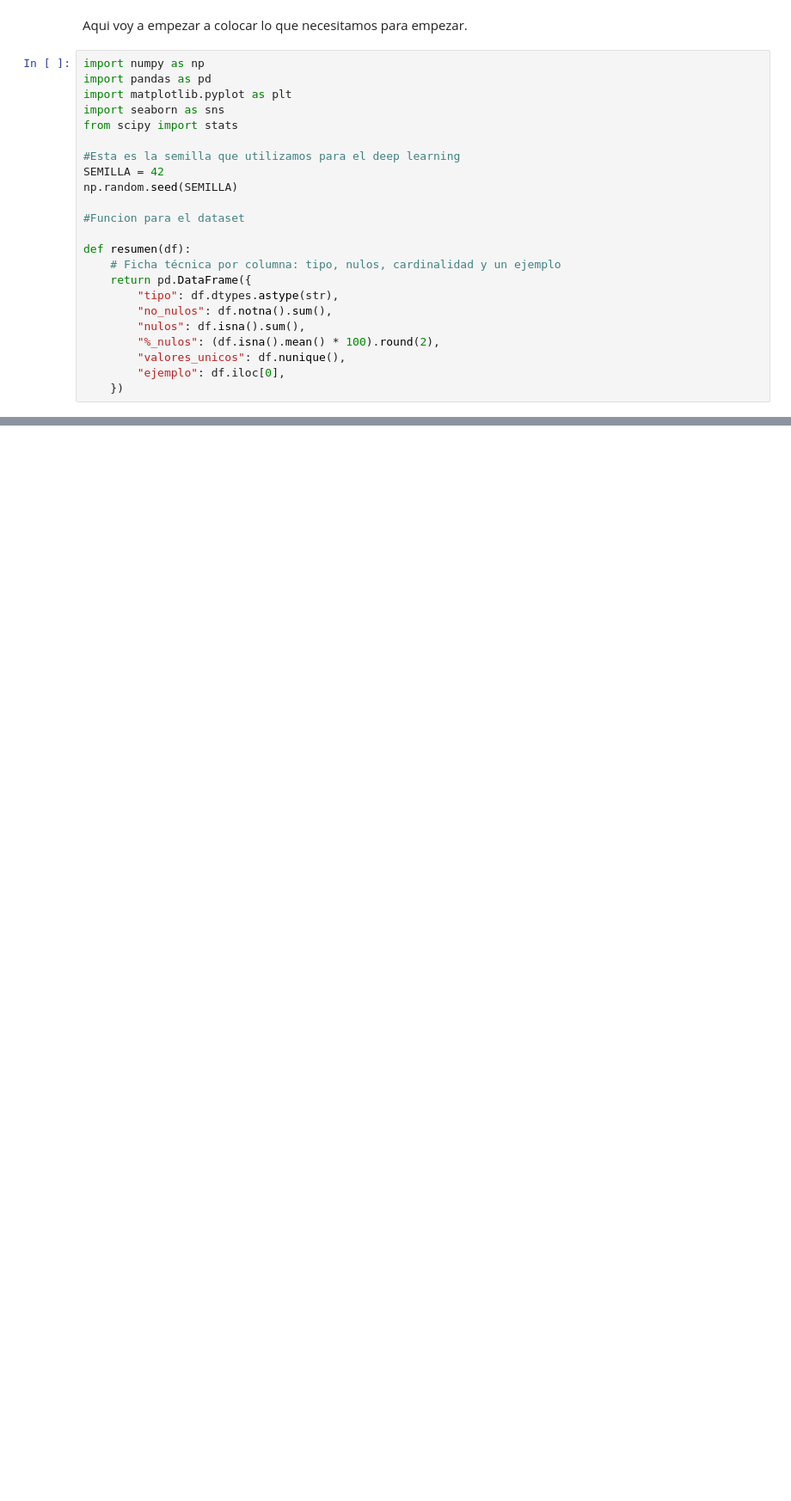
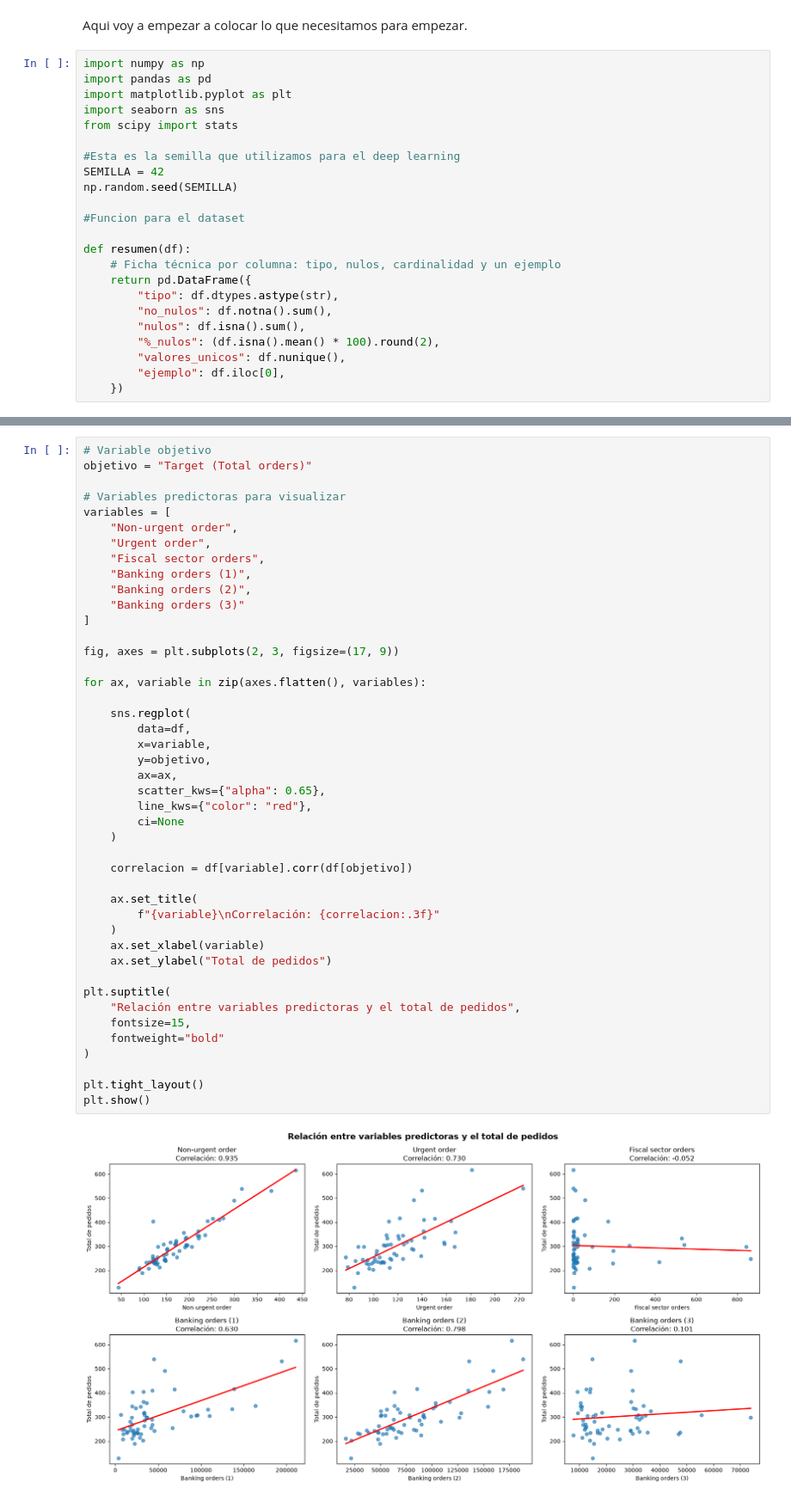
Before and after one commit to tdavidvergara/regresion-lineal-machine-learning, a Jupyter notebook: EDA_Regresion_Demanda.ipynb, the cells around one changed output, grey strips where cells are left out. Shown at 86% size. Saved outputs shown, nothing was run; the diff lists cells and outputs as text; blank space fills up the shorter version.

```diff
--- a/EDA_Regresion_Demanda.ipynb
+++ b/EDA_Regresion_Demanda.ipynb
@@ -100,0 +99,46 @@ Name: Target (Total orders), dtype: float64
+# %%
+# Variable objetivo
+objetivo = "Target (Total orders)"
+
+# Variables predictoras para visualizar
+variables = [
+    "Non-urgent order",
+    "Urgent order",
+    "Fiscal sector orders",
+    "Banking orders (1)",
+    "Banking orders (2)",
+    "Banking orders (3)"
+]
+
+fig, axes = plt.subplots(2, 3, figsize=(17, 9))
+
+for ax, variable in zip(axes.flatten(), variables):
+
+    sns.regplot(
+        data=df,
+        x=variable,
+        y=objetivo,
+        ax=ax,
+        scatter_kws={"alpha": 0.65},
+        line_kws={"color": "red"},
+        ci=None
+    )
+
+    correlacion = df[variable].corr(df[objetivo])
+
+    ax.set_title(
+        f"{variable}\nCorrelación: {correlacion:.3f}"
+    )
+    ax.set_xlabel(variable)
+    ax.set_ylabel("Total de pedidos")
+
+plt.suptitle(
+    "Relación entre variables predictoras y el total de pedidos",
+    fontsize=15,
+    fontweight="bold"
+)
+
+plt.tight_layout()
+plt.show()
+# %% [output]
+[figure, added]
```
Also changed, not shown: parts of 3 cells of this notebook.
